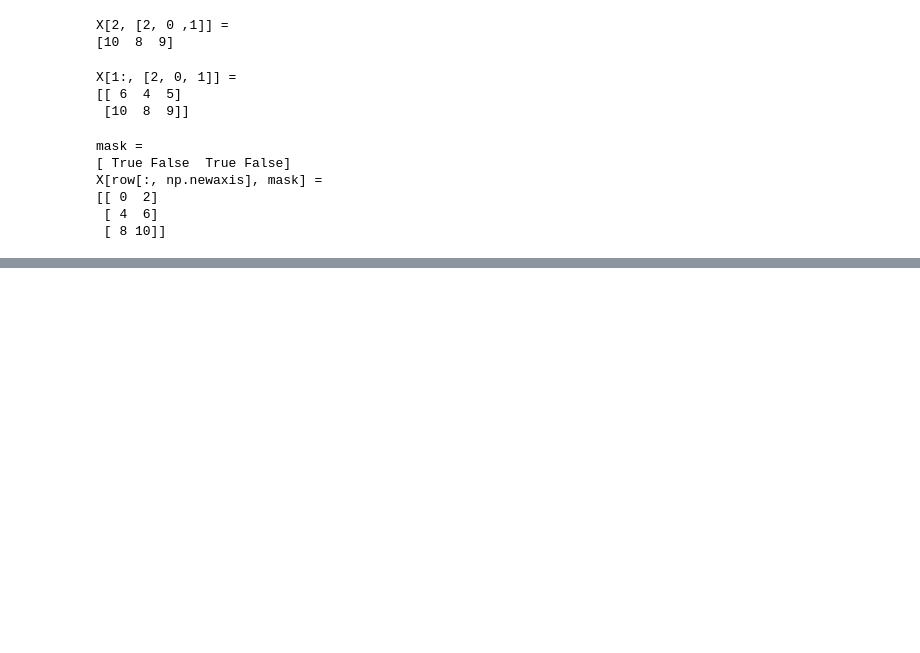
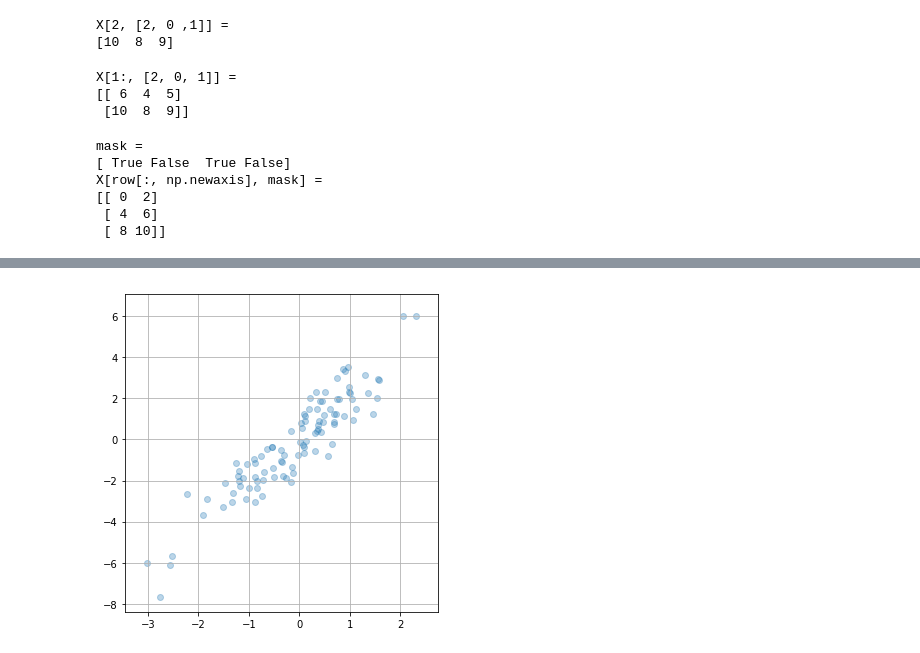
Before and after one commit to shumez/DataScience, a Jupyter notebook: PythonDataScienceHandbook/c02/code.ipynb, the cells around one changed output, grey strips where cells are left out. Drawn from its saved outputs; the diff is of its cells as text; code cells hidden in the pictures; blank space fills up the shorter version.

```diff
--- a/PythonDataScienceHandbook/c02/code.ipynb
+++ b/PythonDataScienceHandbook/c02/code.ipynb
@@ -1555,0 +1586,9 @@ X[row[:, np.newaxis], mask] =
+# %%
+fig, ax = plt.subplots(figsize=(5, 5))
+ax.scatter(X[:, 0], X[:, 1], alpha=.3)
+ax.scatter(selection[:, 0], selection[:, 1], facecolor='none', s=200)
+ax.grid(True)
+plt.tight_layout()
+plt.show()
+# %% [output]
+[figure, added]
```
Also changed, not shown: parts of 6 cells of this notebook, 1 other file.
